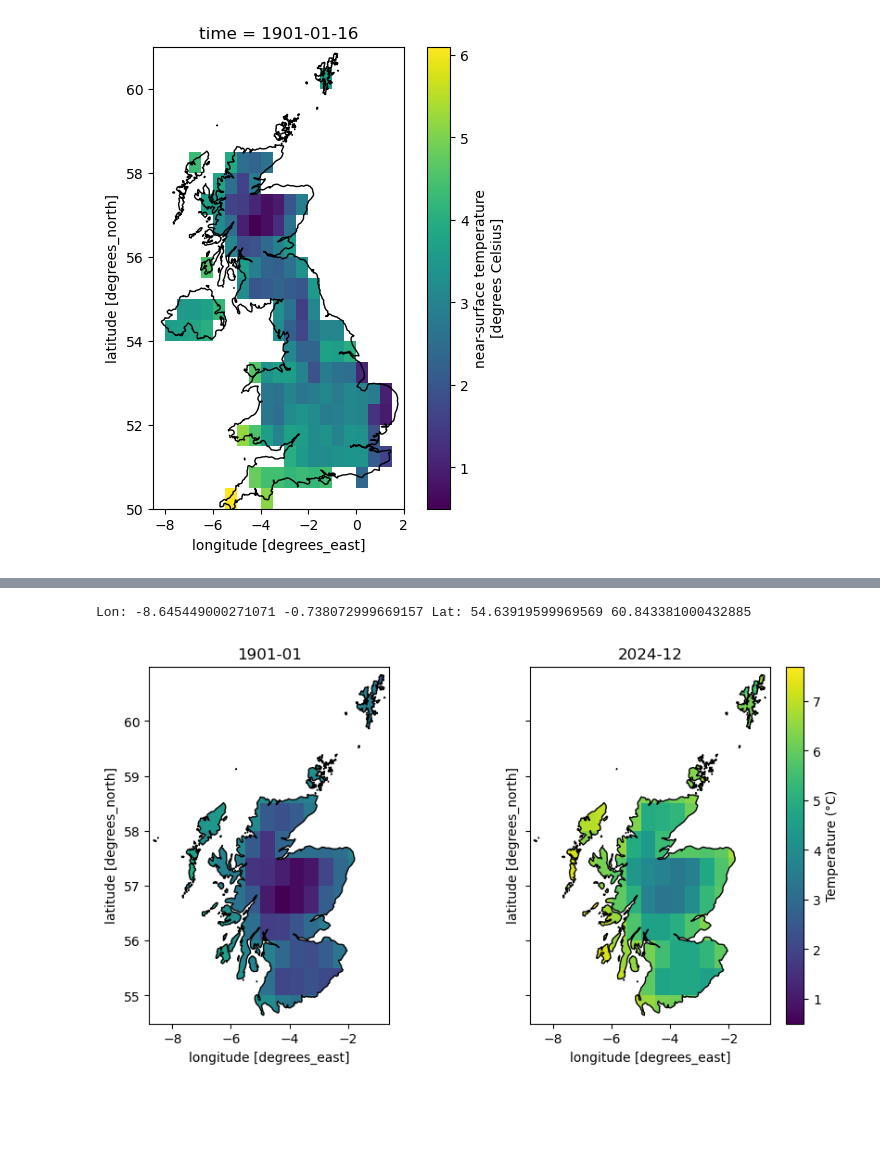
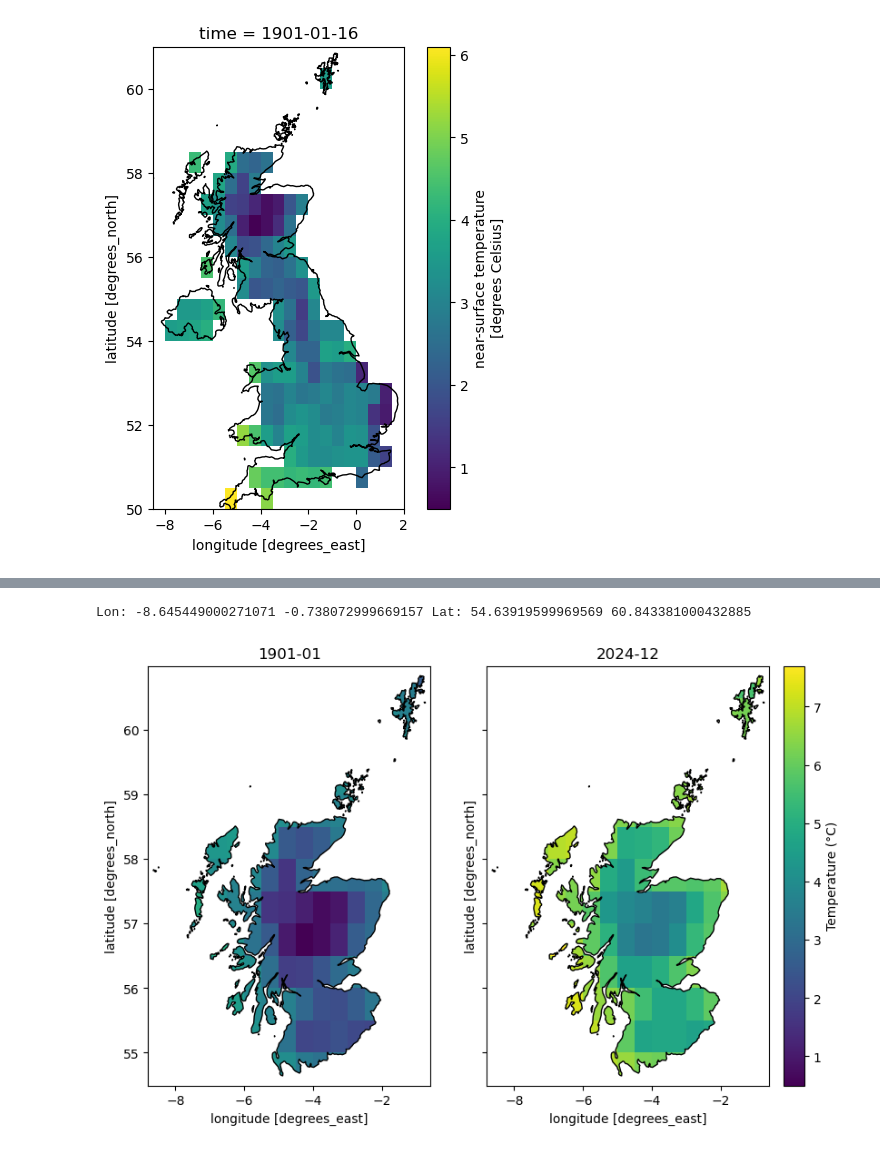
Before and after one commit to JacksonCDataScience/SRS_Project_2, a Jupyter notebook: 01_Project1_BHST.ipynb, the cells around one changed output, grey strips where cells are left out. Cells and saved outputs as stored; diff of their text form; code cells hidden in the pictures; blank space fills up the shorter version.

Commit message:
edit plots

```diff
--- a/01_Project1_BHST.ipynb
+++ b/01_Project1_BHST.ipynb
@@ -199,7 +154,7 @@ vmax = float(max(ds_0.max(), ds_n.max()))
 # create side-by-side plots
 fig, axes = plt.subplots(
     1, 2,
-    figsize=(11, 5),
+    figsize=(10, 6),
     sharex=True,
     sharey=True,
     gridspec_kw={"wspace": 0.05}
@@ -221,31 +176,31 @@ im1 = ds_n.plot(
     vmax=vmax,
     add_colorbar=False
 )
 axes[1].set_title("2024-12")
 
 # clip both to Scotland
 clip_raster_to_geom(axes[0], geom)
 clip_raster_to_geom(axes[1], geom)
 
 # draw boundary
 scot.boundary.plot(ax=axes[0], color="black", linewidth=1)
 scot.boundary.plot(ax=axes[1], color="black", linewidth=1)
 
 # same extent
 for ax in axes:
     ax.set_xlim(minx1, maxx1)
     ax.set_ylim(miny1, maxy1)
 
 # shared colorbar
 fig.colorbar(
     axes[1].collections[0],
     ax=axes,
     label="Temperature (°C)",
     fraction=0.04,
     pad=0.02
 )
 
 plt.show()
 # %% [output]
 Lon: -8.645449000271071 -0.738072999669157 Lat: 54.63919599969569 60.843381000432885
-[figure, old version]
+[figure, new version]
```
Also changed, not shown: parts of 1 cell of this notebook.
